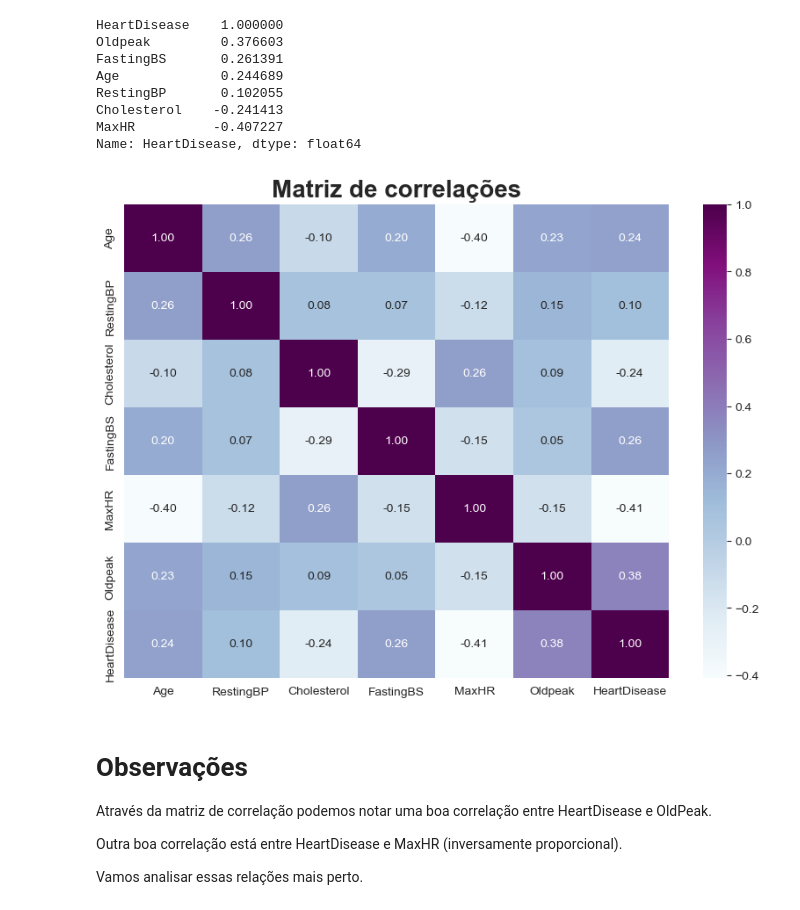
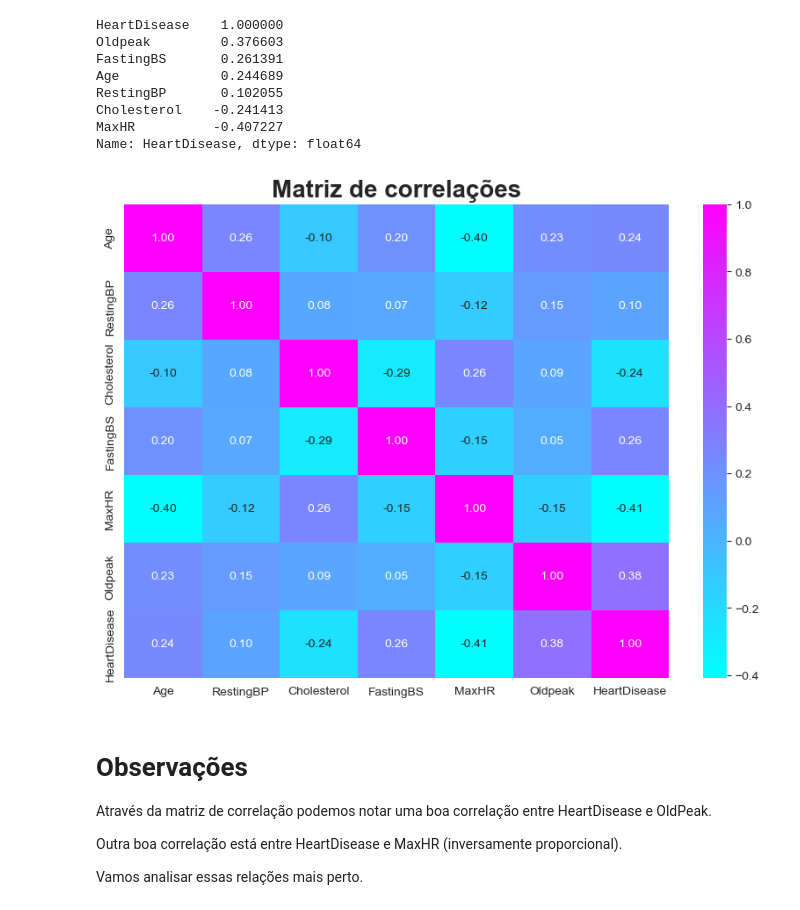
Before and after one commit to phaa/hearth-failure-prediction, a Jupyter notebook: Heart.ipynb, the cells around one changed output. Cells and saved outputs as stored; diff of their text form; code cells hidden in the pictures.

```diff
--- a/Heart.ipynb
+++ b/Heart.ipynb
@@ -9,15 +9,16 @@ import numpy as np
 import pandas as pd
 import matplotlib.pyplot as plt
 import seaborn as sns
-sns.set_style('whitegrid')
+sns.set_style("whitegrid", {'axes.grid' : False})
 
 from sklearn.model_selection import train_test_split, StratifiedShuffleSplit, KFold, GridSearchCV
 from sklearn.compose import ColumnTransformer
 from sklearn.pipeline import Pipeline
 from sklearn.preprocessing import StandardScaler, OneHotEncoder
 from sklearn.impute import SimpleImputer
-
-from sklearn.ensemble import RandomForestRegressor
+from sklearn.ensemble import RandomForestClassifier
+from sklearn.metrics import classification_report
+from sklearn.metrics import confusion_matrix
 # %% [markdown]
 # Obtendo dados
 # %%
@@ -271,11 +272,11 @@ MaxHR          -0.407227
 Name: HeartDisease, dtype: float64
 # %%
 plt.figure(figsize=(10, 7))
-sns.heatmap(corr_matrix, annot=True, fmt=".2f", cmap='BuPu')
+sns.heatmap(corr_matrix, annot=True, fmt=".2f", cmap='cool')
 plt.title('Matriz de correlações', fontsize=20, fontweight='bold')
 plt.show();
 # %% [output]
-[figure, old version]
+[figure, new version]
 # %% [markdown]
 # Observações
 Através da matriz de correlação podemos notar uma boa correlação entre HeartDisease e OldPeak.
```
Also changed, not shown: parts of 12 cells of this notebook, 1 other file.
